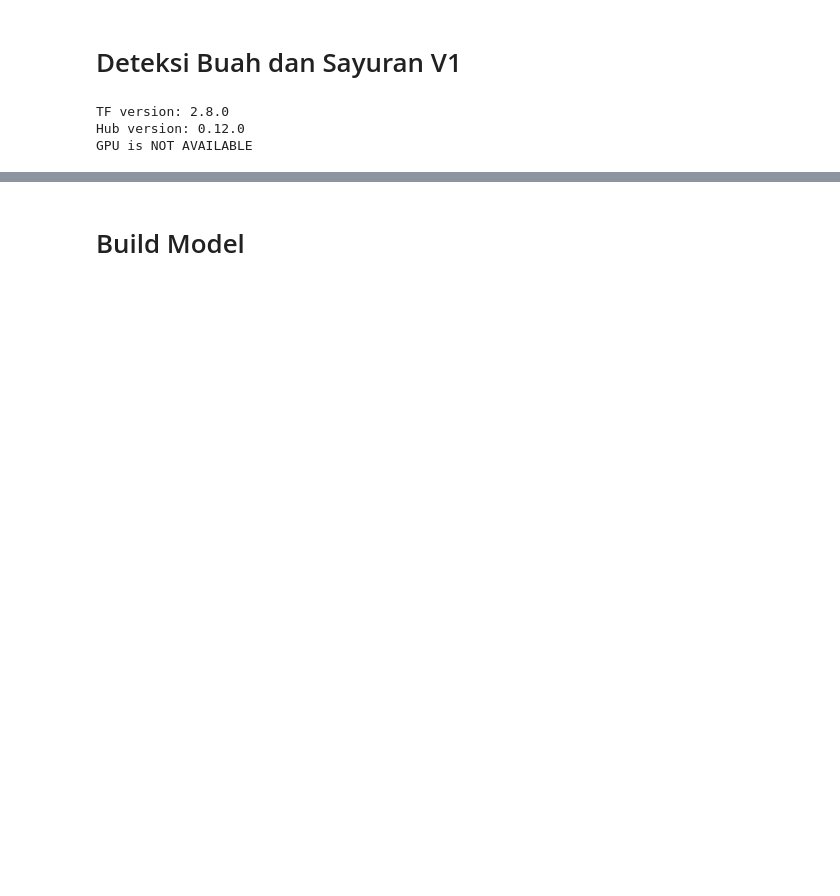
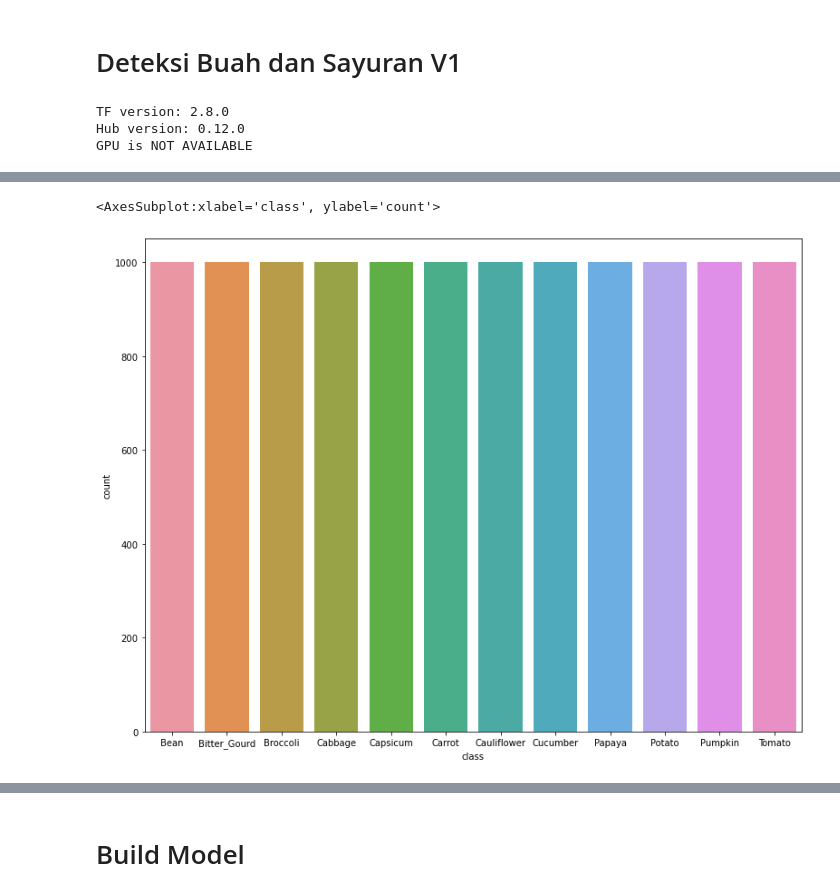
Before and after one commit to tanam-in/ml-tanamin, a Jupyter notebook: detection.ipynb, the cells around one changed output, grey strips where cells are left out. Cells and saved outputs as stored; diff of their text form; code cells hidden in the pictures; blank space fills up the shorter version.

```diff
--- a/detection.ipynb
+++ b/detection.ipynb
@@ -78,0 +65,12 @@ IndexError: list index out of range
+# %%
+file_names = []
+classes = []
+
+for folder in os.listdir(trainFolder):
+    new_path = os.path.join(trainFolder,folder)
+    for file in os.listdir(new_path):
+        file_names.append(os.path.join(new_path,file))
+        classes.append(folder)
+
+data = pd.DataFrame({'filenames':file_names,'class':classes})
+data['class'].value_counts()
@@ -78,0 +91,7 @@ IndexError: list index out of range
+# %%
+%matplotlib inline
+fig = plt.figure(figsize=(13,10))
+sns.countplot(x='class', data=data)
+# %% [output]
+<AxesSubplot:xlabel='class', ylabel='count'>
+[figure, added]
```
Also changed, not shown: parts of 21 cells of this notebook.
